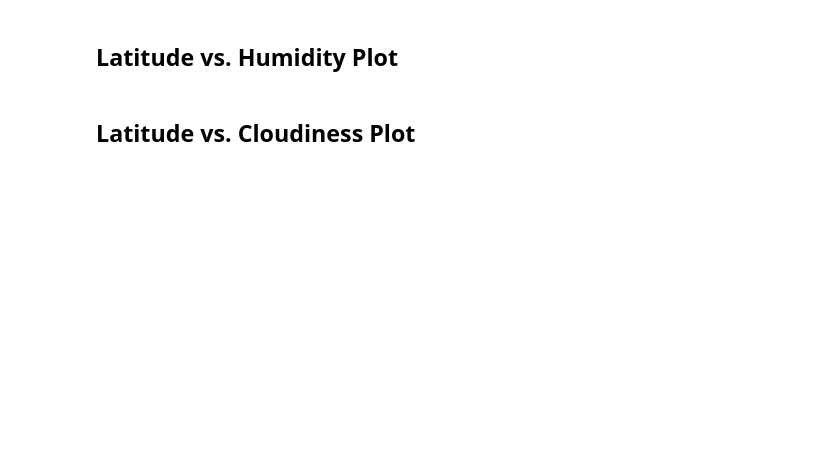
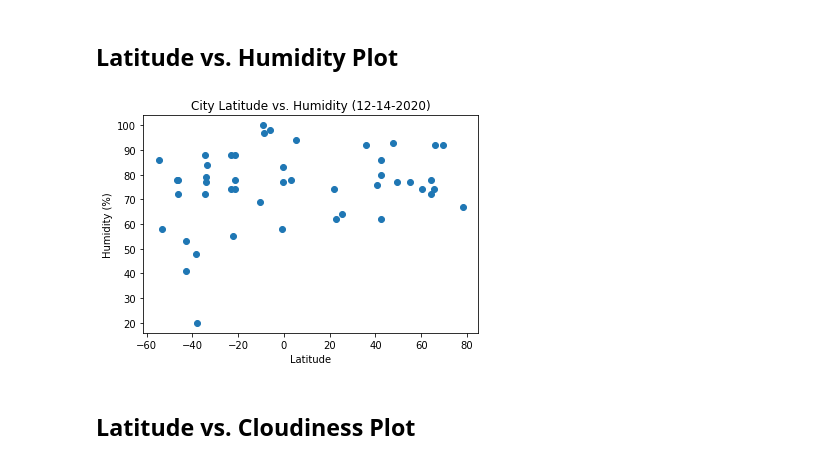
Before and after one commit to GND95/Python-API-Challenge, a Jupyter notebook: WeatherPy/WeatherPy.ipynb, the cells around one changed output. Saved outputs shown, nothing was run; the diff lists cells and outputs as text; code cells hidden in the pictures; blank space fills up the shorter version.

```diff
--- a/WeatherPy/WeatherPy.ipynb
+++ b/WeatherPy/WeatherPy.ipynb
@@ -203,4 +203,12 @@ plt.show()
 # %% [markdown]
 ## Latitude vs. Humidity Plot
+# %%
+plt.scatter(cleaned_weather_df["Lat"], cleaned_weather_df["Humidity"])
+plt.title(f"City Latitude vs. Humidity ({converted_Date[0]})")
+plt.xlabel("Latitude")
+plt.ylabel("Humidity (%)")
+plt.show()
+# %% [output]
+[figure, added]
 # %% [markdown]
 ## Latitude vs. Cloudiness Plot
```
Also changed, not shown: parts of 3 cells of this notebook.
